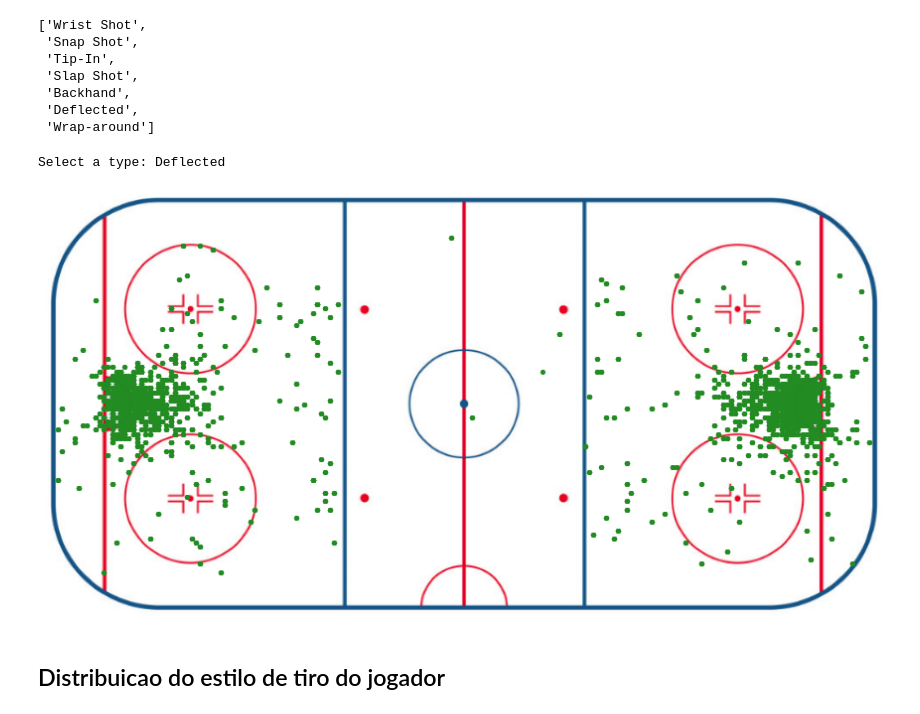
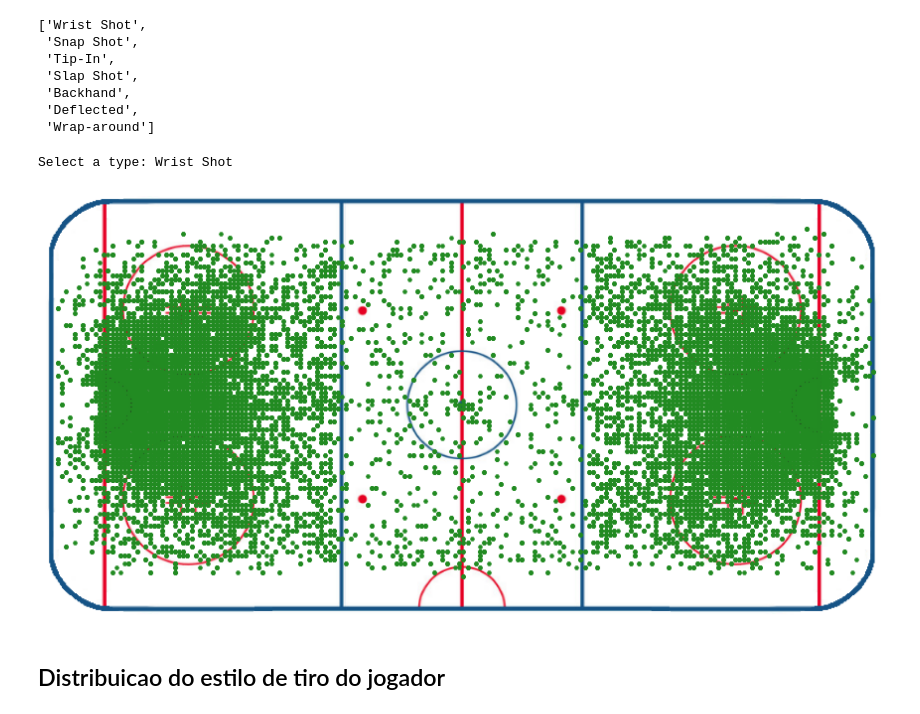
Before and after one commit to DanOakStats/NHL, a Jupyter notebook: data_cleaning.ipynb, the cells around one changed output. Saved outputs shown, nothing was run; the diff lists cells and outputs as text; code cells hidden in the pictures.

```diff
--- a/data_cleaning.ipynb
+++ b/data_cleaning.ipynb
@@ -829,17 +829,17 @@ shots_list
  'Deflected',
  'Wrap-around']
 # %%
-img = plt.imread('images/rink.png')
+img = plt.imread('images/rink2.png')
 fig, ax = plt.subplots(figsize=(12, 14))
 ax.imshow(img, extent=[-100, 100, -50, 50])
 shot_name = input("Select a type: ")
-all_shots[all_shots['secondaryType']== shot_name ].plot.scatter(x='x',y='y',s=20, marker='H', c='forestgreen', ax=ax)
+all_shots[all_shots['secondaryType']== shot_name ].plot.scatter(x='x',y='y',s=15, marker='H', c='forestgreen', ax=ax)
 
 plt.axis(False)
 plt.tight_layout()
 # %% [output]
-Select a type: Deflected
+Select a type: Wrist Shot
-[figure, old version]
+[figure, new version]
 # %% [markdown]
 ## Distribuicao do estilo de tiro do jogador
 # %%
```
Also changed, not shown: parts of 10 cells of this notebook.
